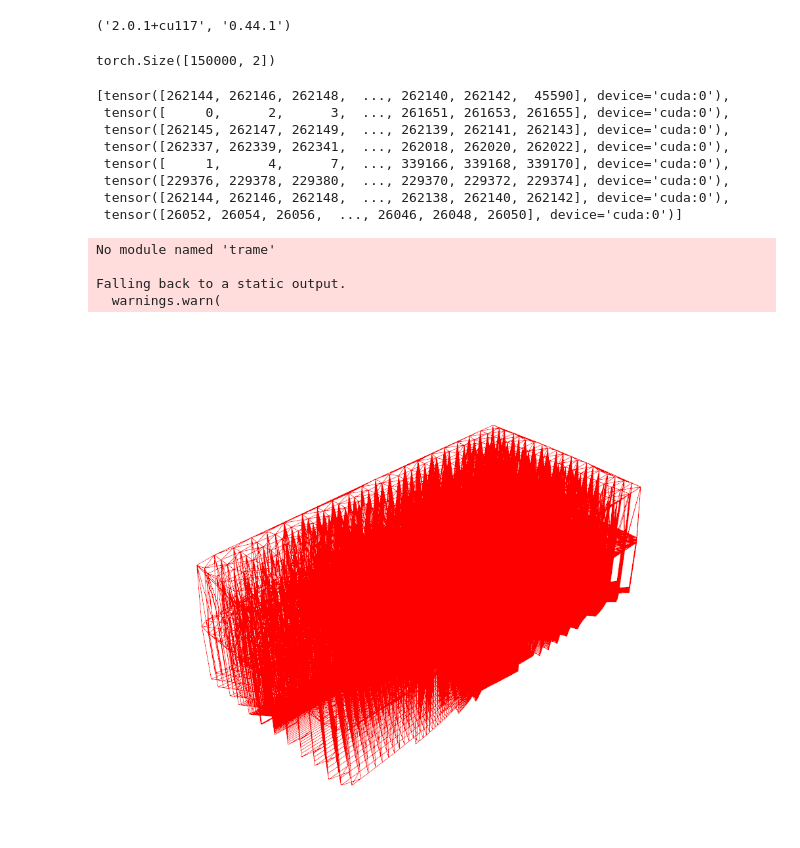
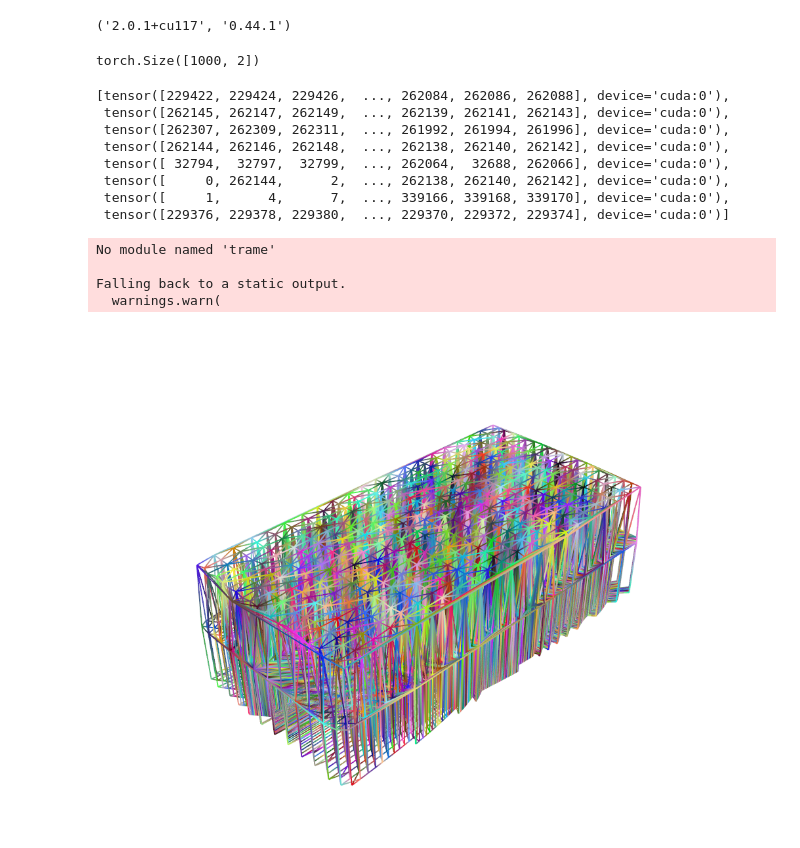
Before and after one commit to DimitriTimoz/cfdml, a Jupyter notebook: models/meshup/meshbased_upsample.ipynb, the cells around one changed output. Saved outputs shown, nothing was run; the diff lists cells and outputs as text; code cells hidden in the pictures.

```diff
--- a/models/meshup/meshbased_upsample.ipynb
+++ b/models/meshup/meshbased_upsample.ipynb
@@ -14,8 +14,7 @@ torch.__version__, pv.__version__
 # %% [output]
 ('2.0.1+cu117', '0.44.1')
 # %%
-import random
-N = 150_000
+N = 1000
 pos = torch.rand((N, 2))
 data = Data(pos=pos, surf=torch.full((N, 1), False))
 transform = DelaunayTransform()
@@ -25,25 +24,39 @@ data.pos = pos
 
 data = torch.load('./sampleData.pth')
 
-def plot_graph(data, l=1, plotter=None):
+def plot_graph(data, l=1, plotter=None, node_colors=None):
+
     c = ['r', 'g', 'b', 'm']
 
     p = pv.Plotter() if plotter is None else plotter
 
+    # Création d'un PolyData pour les points (nœuds)
     mesh = pv.PolyData()
+
+    # Gestion des dimensions des positions
     if data.pos.shape[1] != 3:
+        # Ajouter une troisième dimension si nécessaire
         mesh.points = np.concatenate([data.pos.cpu().numpy(), np.full((data.pos.shape[0], 1), l)], axis=1)
     else:
         mesh.points = data.pos.cpu().numpy()
+
+    # Création des lignes pour les arêtes
     edges = data.edge_index.t().cpu().numpy()
     lines = np.hstack([np.full((edges.shape[0], 1), 2), edges]).ravel()
     mesh.lines = lines
-    p.add_mesh(mesh, color=random.choice(c))
 
+
+    # Ajout des couleurs au PolyData
+    mesh.point_data['colors'] = node_colors if node_colors is not None else np.random.randint(0, 255, size=(data.pos.shape[0], 3))
+
+    # Ajouter le mesh avec les couleurs des nœuds
+    p.add_mesh(mesh, scalars='colors', rgb=True, line_width=2, point_size=10)
+
+    # Si aucun plotter n'a été fourni, on montre la figure
     if plotter is None:
         p.show()
 # %% [output]
-torch.Size([150000, 2])
+torch.Size([1000, 2])
 # %%
 #plot_graph(data)
 # %%
@@ -102,14 +115,14 @@ data = data.to(device)
 clusters = divide_mesh(data.pos, data.edge_index.T, 8)
 clusters
 # %% [output]
-[tensor([262144, 262146, 262148,  ..., 262140, 262142,  45590], device='cuda:0'),
- tensor([     0,      2,      3,  ..., 261651, 261653, 261655], device='cuda:0'),
+[tensor([229422, 229424, 229426,  ..., 262084, 262086, 262088], device='cuda:0'),
  tensor([262145, 262147, 262149,  ..., 262139, 262141, 262143], device='cuda:0'),
- tensor([262337, 262339, 262341,  ..., 262018, 262020, 262022], device='cuda:0'),
+ tensor([262307, 262309, 262311,  ..., 261992, 261994, 261996], device='cuda:0'),
+ tensor([262144, 262146, 262148,  ..., 262138, 262140, 262142], device='cuda:0'),
+ tensor([ 32794,  32797,  32799,  ..., 262064,  32688, 262066], device='cuda:0'),
+ tensor([     0, 262144,      2,  ..., 262138, 262140, 262142], device='cuda:0'),
  tensor([     1,      4,      7,  ..., 339166, 339168, 339170], device='cuda:0'),
- tensor([229376, 229378, 229380,  ..., 229370, 229372, 229374], device='cuda:0'),
- tensor([262144, 262146, 262148,  ..., 262138, 262140, 262142], device='cuda:0'),
- tensor([26052, 26054, 26056,  ..., 26046, 26048, 26050], device='cuda:0')]
+ tensor([229376, 229378, 229380,  ..., 229370, 229372, 229374], device='cuda:0')]
 # %%
 import torch
 from torch_cluster import grid_cluster
@@ -164,7 +177,7 @@ def generate_coarse_graphs(data, R: int, visualize=False):
     base.R = R
     base.clusters_per_layer = 6
     base.edge_frequencies = []
-    base.up_scale_edge_ranges = torch.zeros((R-1, 2), device=base.pos.device)
+    base.up_scale_edge_ranges = torch.zeros((R-1, 2), device=base.pos.device, dtype=torch.int)
     if visualize:
         base.pos = torch.concatenate([base.pos, torch.full((base.pos.shape[0], 1), 1, device=base.pos.device)], axis=1)
     s = [base.pos.shape[0]]
@@ -176,34 +189,34 @@ def generate_coarse_graphs(data, R: int, visualize=False):
         # We got the subgraph with new positions of the new layer and edges
 
         new_clusters = [torch.add(c, base.pos.shape[0]) for c in new_clusters]
         subgraph.clusters = new_clusters
 
         # We need to add the new dimension to the positions to visualize them
         if visualize:
             subgraph.pos = torch.concatenate([subgraph.pos, torch.full((subgraph.pos.shape[0], 1), i, device=subgraph.pos.device)], axis=1) # TODO: remove it
 
         # We need to add the new edges to the base graph so the new nodes ids have to be shifted by the number of nodes in the base graph
         subgraph.edge_index = torch.add(subgraph.edge_index, base.pos.shape[0])
 
         # We need to connect the new nodes to the base graph nodes
         connection_index = torch.add(connection_index, sum(s[:-2]))
 
-        base.pos = torch.cat([base.pos, subgraph.pos], dim=0)
+        base.pos = torch.cat([base.pos, subgraph.pos], dim=0) # TODO: use barycentric interpolation
         base.surf = torch.cat([base.surf, subgraph.surf], dim=0)
         base.x = torch.cat([base.x, subgraph.x], dim=0)
         base.clusters.extend(subgraph.clusters)
         base.edge_index = torch.cat([base.edge_index, subgraph.edge_index, connection_index], dim=1)
 
-        base.up_scale_edge_ranges[i-2] = torch.tensor([base.pos.shape[0]-subgraph.pos.shape[0], base.pos.shape[0]], device=base.pos.device) # TODO: check it
+        base.up_scale_edge_ranges[i-2] = torch.tensor([base.pos.shape[0]-connection_index.shape[1], base.pos.shape[0]], device=base.pos.device) # TODO: check it
     return base
 
 device = torch.device("cuda" if False else "cpu")
-b = generate_coarse_graphs(data.cpu(), 3, visualize=True)
+b = generate_coarse_graphs(data.cpu(), 3, visualize=True).to(device)
 #print("Final graph", b, flush=True)
 plot_graph(b)
 # %% [output]
 No module named 'trame'
 
 Falling back to a static output.
   warnings.warn(
-[figure, old version]
+[figure, new version]
```
Also changed, not shown: parts of 3 cells of this notebook, 2 other files.
